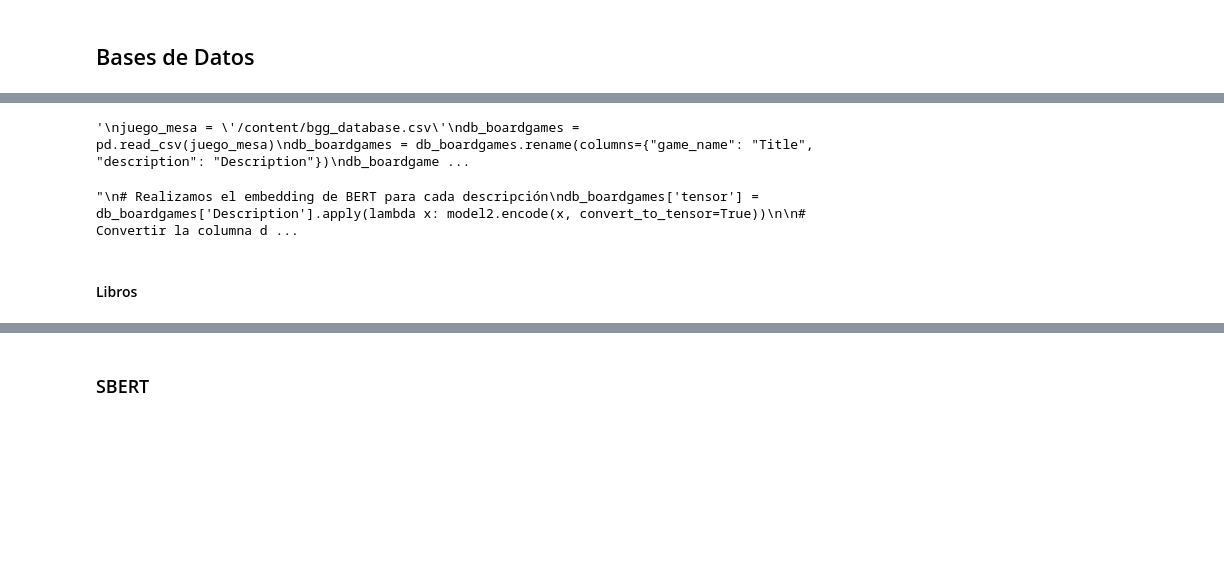
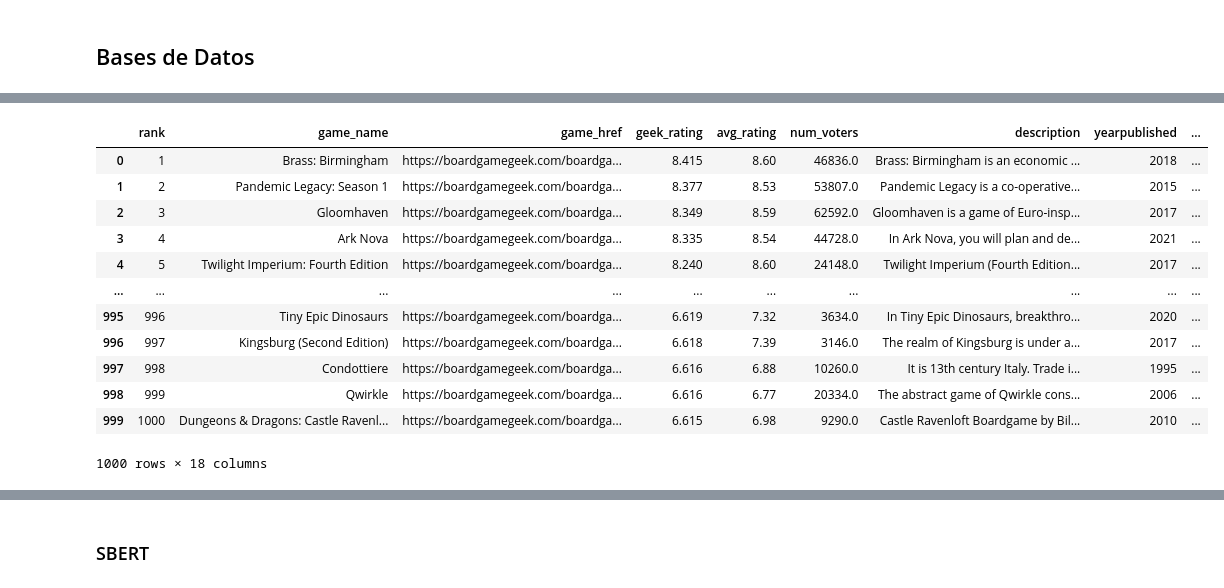
Before and after one commit to Prompt-Sopa/TUIA_NLP_ALSOP, a Jupyter notebook: TP1/Codigo_Alsop_Hachen.ipynb, the cells around one changed output, grey strips where cells are left out. Cells and saved outputs as stored; diff of their text form; code cells hidden in the pictures; blank space fills up the shorter version.

```diff
--- a/TP1/Codigo_Alsop_Hachen.ipynb
+++ b/TP1/Codigo_Alsop_Hachen.ipynb
@@ -417,24 +98,18 @@ db_films.to_json('folder/subfolder/db_films.json', orient='records', lines=True)
 # %%
-"""
 juego_mesa = '/content/bgg_database.csv'
 db_boardgames = pd.read_csv(juego_mesa)
-db_boardgames = db_boardgames.rename(columns={"game_name": "Title", "description": "Description"})
 db_boardgames
-"""
 # %% [output]
+|  | rank | game_name | game_href | geek_rating | avg_rating | num_voters | description | yearpublished | ... |
+| 0 | 1 | Brass: Birmingham | https://boardgamegeek.com/boardga... | 8.415 | 8.60 | 46836.0 | Brass: Birmingham is an economic ... | 2018 | ... |
+| 1 | 2 | Pandemic Legacy: Season 1 | https://boardgamegeek.com/boardga... | 8.377 | 8.53 | 53807.0 | Pandemic Legacy is a co-operative... | 2015 | ... |
+| 2 | 3 | Gloomhaven | https://boardgamegeek.com/boardga... | 8.349 | 8.59 | 62592.0 | Gloomhaven is a game of Euro-insp... | 2017 | ... |
+| 3 | 4 | Ark Nova | https://boardgamegeek.com/boardga... | 8.335 | 8.54 | 44728.0 | In Ark Nova, you will plan and de... | 2021 | ... |
+| 4 | 5 | Twilight Imperium: Fourth Edition | https://boardgamegeek.com/boardga... | 8.240 | 8.60 | 24148.0 | Twilight Imperium (Fourth Edition... | 2017 | ... |
+| ... | ... | ... | ... | ... | ... | ... | ... | ... | ... |
+| 995 | 996 | Tiny Epic Dinosaurs | https://boardgamegeek.com/boardga... | 6.619 | 7.32 | 3634.0 | In Tiny Epic Dinosaurs, breakthro... | 2020 | ... |
+| 996 | 997 | Kingsburg (Second Edition) | https://boardgamegeek.com/boardga... | 6.618 | 7.39 | 3146.0 | The realm of Kingsburg is under a... | 2017 | ... |
+| 997 | 998 | Condottiere | https://boardgamegeek.com/boardga... | 6.616 | 6.88 | 10260.0 | It is 13th century Italy. Trade i... | 1995 | ... |
+| 998 | 999 | Qwirkle | https://boardgamegeek.com/boardga... | 6.616 | 6.77 | 20334.0 | The abstract game of Qwirkle cons... | 2006 | ... |
+| 999 | 1000 | Dungeons & Dragons: Castle Ravenl... | https://boardgamegeek.com/boardga... | 6.615 | 6.98 | 9290.0 | Castle Ravenloft Boardgame by Bil... | 2010 | ... |
-'\njuego_mesa = \'/content/bgg_database.csv\'\ndb_boardgames = pd.read_csv(juego_mesa)\ndb_boardgames = db_boardgames.rename(columns={"game_name": "Title", "description": "Description"})\ndb_boardgame ...
+1000 rows × 18 columns
-# %%
-"""
-# Realizamos el embedding de BERT para cada descripción
-db_boardgames['tensor'] = db_boardgames['Description'].apply(lambda x: model2.encode(x, convert_to_tensor=True))
-
-# Convertir la columna de tensores a listas
-db_boardgames['tensor'] = db_boardgames['tensor'].apply(lambda x: [float(val) for val in x])
-
-# Exportar a JSON
-db_boardgames.to_json('folder/subfolder/db_boardgames.json', orient='records', lines=True)
-"""
-# %% [output]
-"\n# Realizamos el embedding de BERT para cada descripción\ndb_boardgames['tensor'] = db_boardgames['Description'].apply(lambda x: model2.encode(x, convert_to_tensor=True))\n\n# Convertir la columna d ...
-# %% [markdown]
-#### Libros
```
Also changed, not shown: parts of 67 cells of this notebook, 1 other file.
